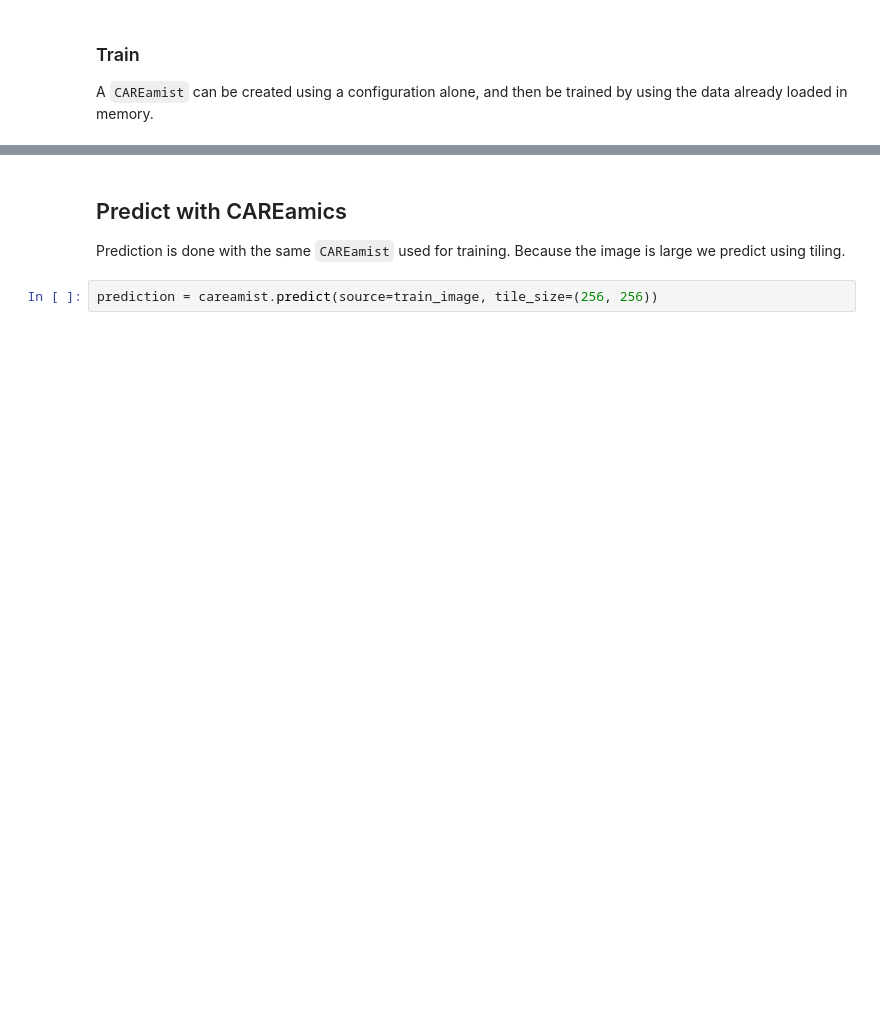
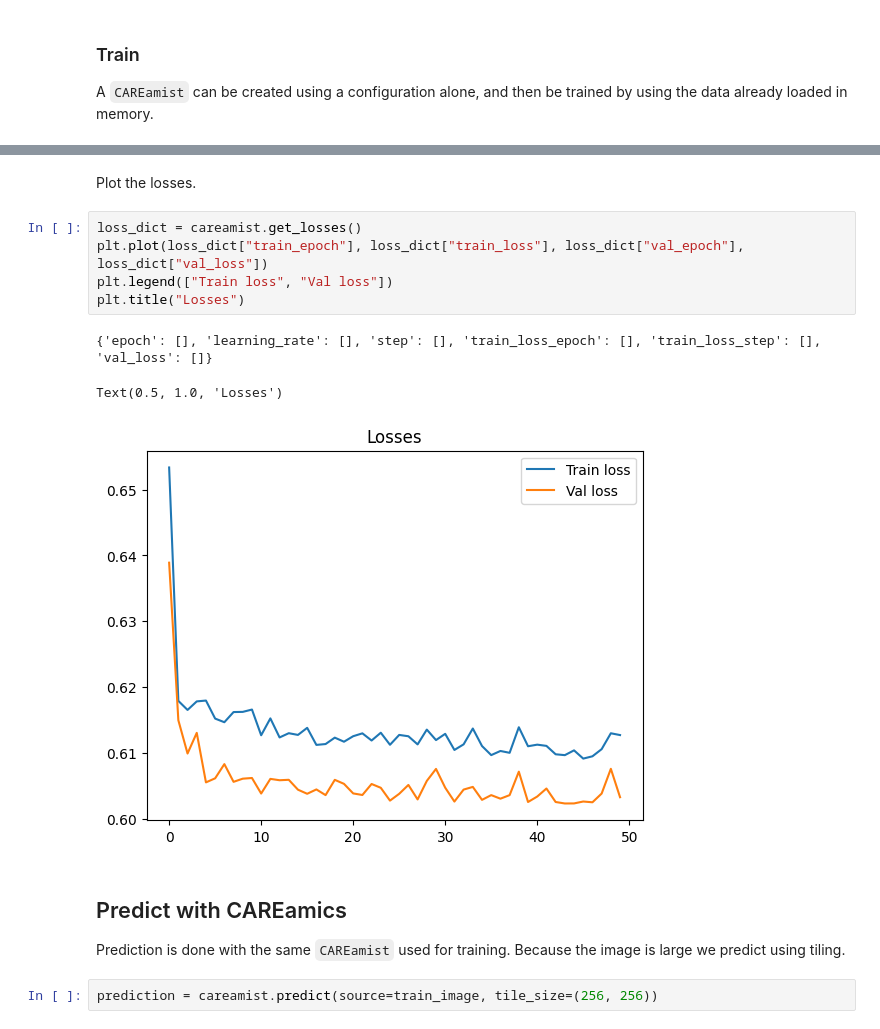
Before and after one commit to CAREamics/careamics-examples, a Jupyter notebook: applications/n2n/2D/SEM_Noise2Noise.ipynb, the cells around one changed output, grey strips where cells are left out. Cells and saved outputs as stored; diff of their text form; blank space fills up the shorter version.

```diff
--- a/applications/n2n/2D/SEM_Noise2Noise.ipynb
+++ b/applications/n2n/2D/SEM_Noise2Noise.ipynb
@@ -155,4 +162,15 @@ LOCAL_RANK: 0 - CUDA_VISIBLE_DEVICES: [0]
 `Trainer.fit` stopped: `max_epochs=50` reached.
+# %% [markdown]
+Plot the losses.
+# %%
+loss_dict = careamist.get_losses()
+plt.plot(loss_dict["train_epoch"], loss_dict["train_loss"], loss_dict["val_epoch"], loss_dict["val_loss"])
+plt.legend(["Train loss", "Val loss"])
+plt.title("Losses")
+# %% [output]
+{'epoch': [], 'learning_rate': [], 'step': [], 'train_loss_epoch': [], 'train_loss_step': [], 'val_loss': []}
+Text(0.5, 1.0, 'Losses')
+[figure, added]
 # %% [markdown]
 ## Predict with CAREamics
 
```
Also changed, not shown: parts of 6 cells of this notebook, 1 other file.
